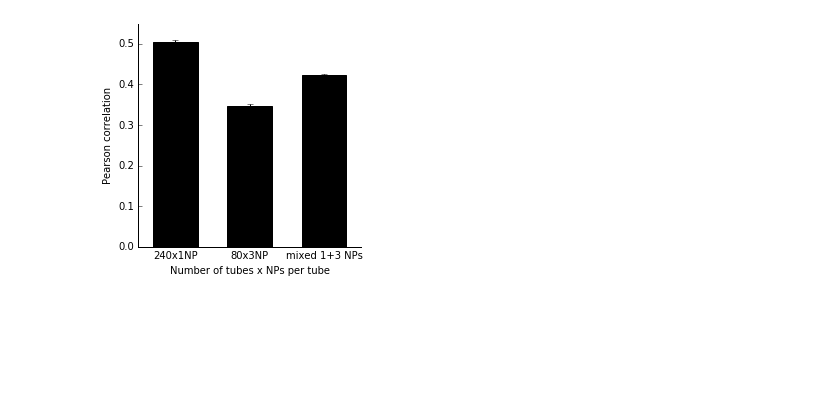
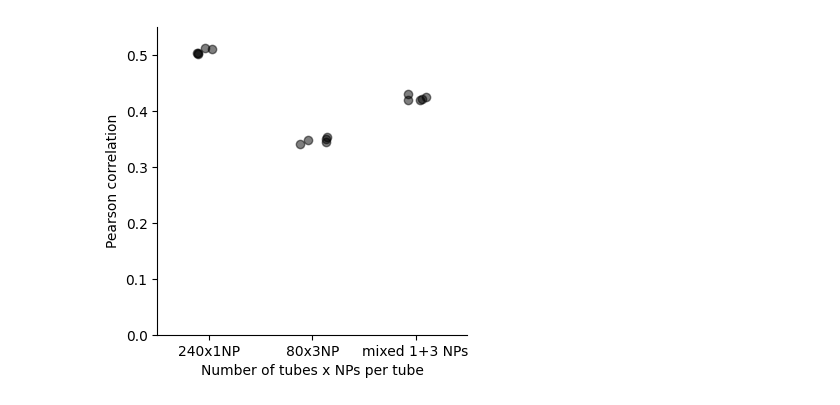
Before and after one commit to cejote/multiplex-gam-2022, a Jupyter notebook: notebooks/combined-dataset/05-correlations.ipynb, the cells around one changed output. Saved outputs shown, nothing was run; the diff lists cells and outputs as text; code cells hidden in the pictures; blank space fills up the shorter version.

Commit message:
Change correlation plots to dotplots

```diff
--- a/notebooks/combined-dataset/05-correlations.ipynb
+++ b/notebooks/combined-dataset/05-correlations.ipynb
@@ -172,35 +158,21 @@ plt.savefig(
 # %%
 plt.figure(figsize=(4, 4))
 
-plt.bar(range(3),
-        [
-            corr_240x1np[:,1,:].mean(axis=1).mean(),
-            corr_80x3_np[:,1,:].mean(axis=1).mean(),
-            corr_mixed_np[:,1,:].mean(axis=1).mean(),
-        ], width=0.6, color='black')
+data =[
+            corr_240x1np[:,1,:].mean(axis=1),
+            corr_80x3_np[:,1,:].mean(axis=1),
+            corr_mixed_np[:,1,:].mean(axis=1),
+        ]
 
-plt.errorbar(np.arange(3)+0.3,
-            [
-            corr_240x1np[:,1,:].mean(axis=1).mean(),
-            corr_80x3_np[:,1,:].mean(axis=1).mean(),
-            corr_mixed_np[:,1,:].mean(axis=1).mean(),
-            ],
-            [
-            corr_240x1np[:,1,:].mean(axis=1).std(),
-            corr_80x3_np[:,1,:].mean(axis=1).std(),
-            corr_mixed_np[:,1,:].mean(axis=1).std(),
-            ], fmt='none', ecolor='black')
+plotting.dotplot(data, color='black', alpha=0.5)
 
-plt.xlim(-0.2, 2.8)
+plt.xlim(-0.5, 2.5)
 plt.ylim(0, 0.55)
 
-plt.xticks([0.3, 1.3, 2.3], ['240x1NP', '80x3NP', 'mixed 1+3 NPs'])
+plt.xticks(range(3), ['240x1NP', '80x3NP', 'mixed 1+3 NPs'])
 plt.xlabel('Number of tubes x NPs per tube')
 plt.ylabel('Pearson correlation')
 
 plotting.simpleaxis()
-
-plt.savefig(
-    config.in_figures('fig-s3/mixing-tubes.eps'))
 # %% [output]
-[figure, old version]
+[figure, new version]
```
Also changed, not shown: parts of 2 cells of this notebook, 6 other files.
